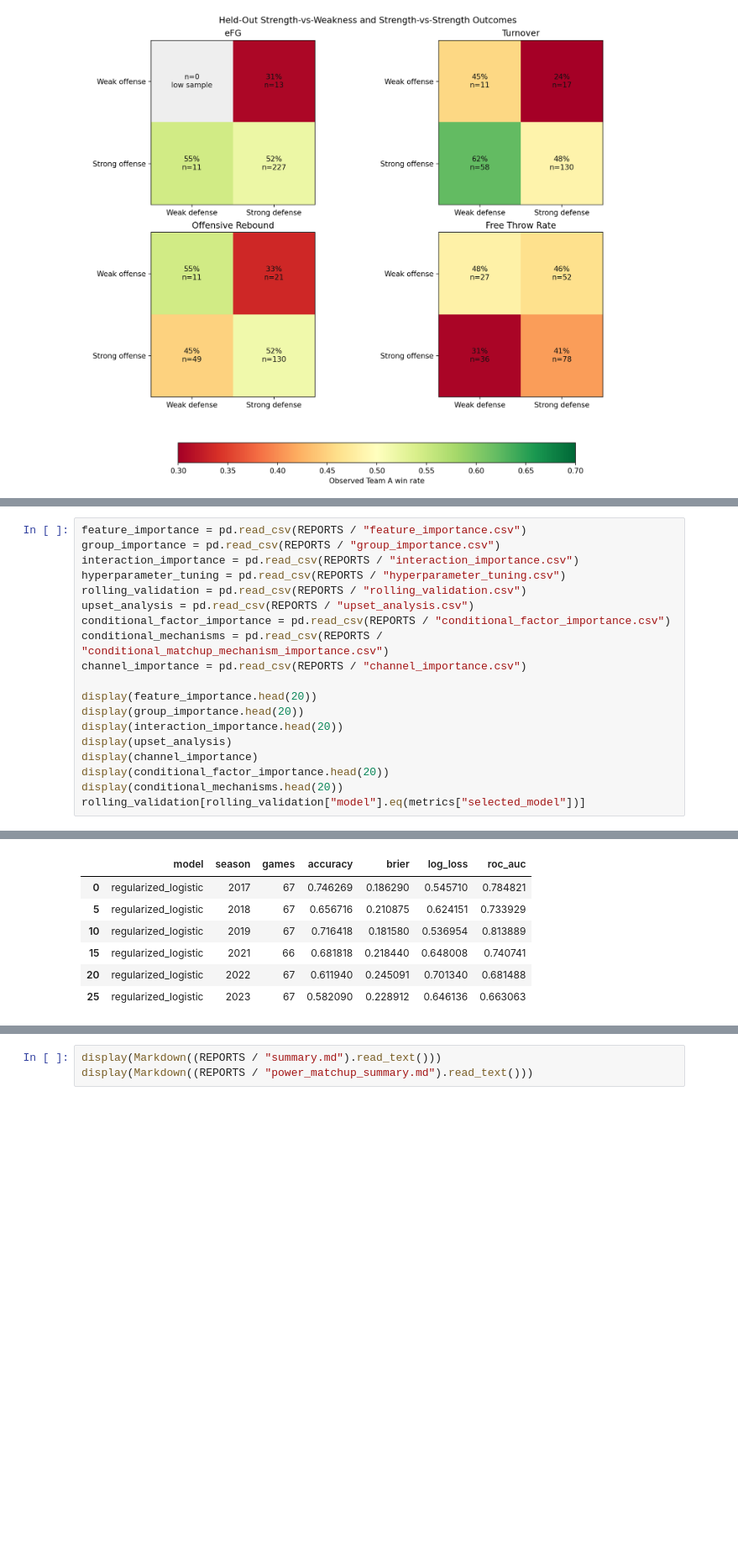
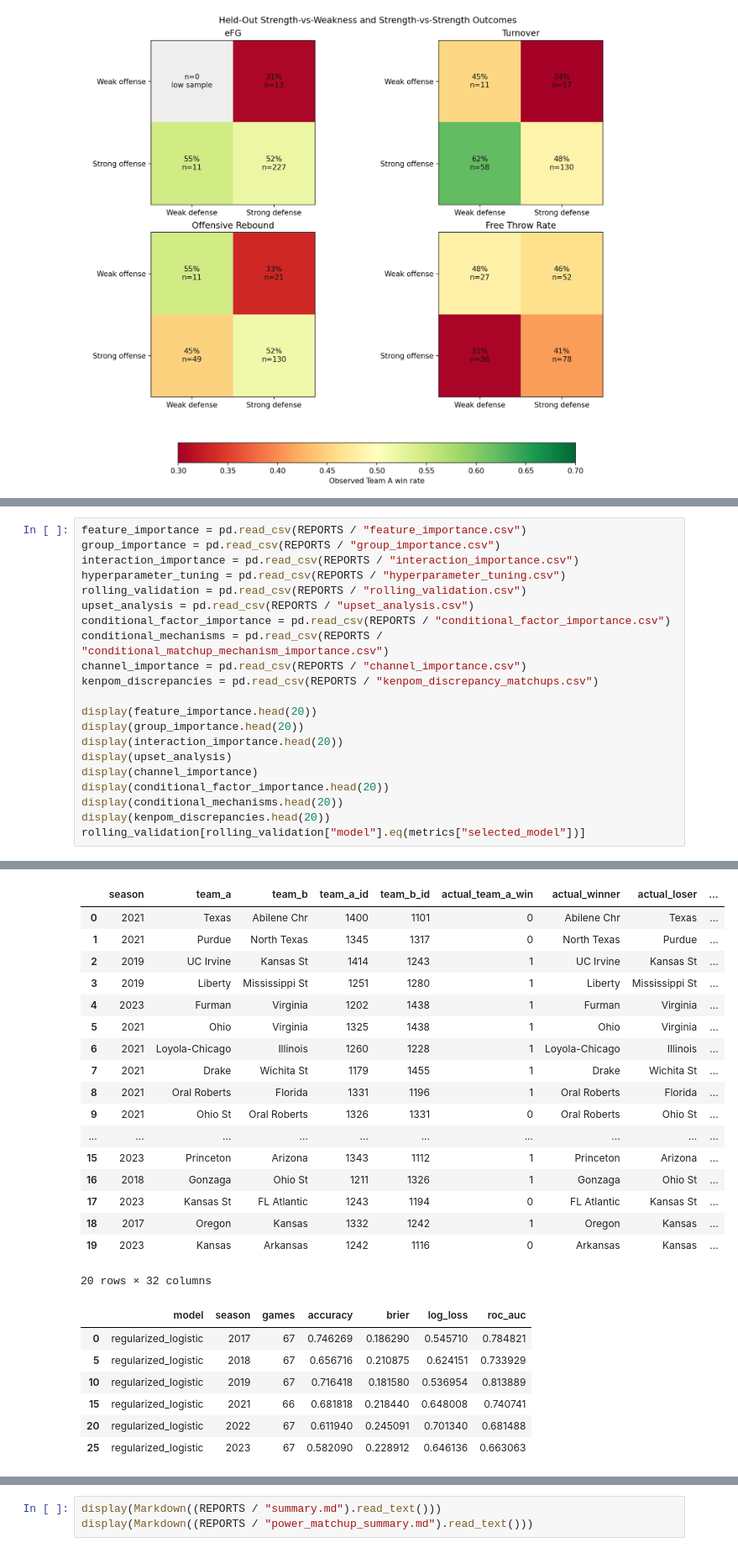
Before and after one commit to spacecowboy301/march-madness-decision-tree, a Jupyter notebook: notebooks/march_madness_factor_importance.ipynb, the cells around one changed output, grey strips where cells are left out. Shown at 84% size. Saved outputs shown, nothing was run; the diff lists cells and outputs as text; blank space fills up the shorter version.

Commit message:
Add KenPom matchup discrepancy report

```diff
--- a/notebooks/march_madness_factor_importance.ipynb
+++ b/notebooks/march_madness_factor_importance.ipynb
@@ -262,6 +335,7 @@ upset_analysis = pd.read_csv(REPORTS / "upset_analysis.csv")
 conditional_factor_importance = pd.read_csv(REPORTS / "conditional_factor_importance.csv")
 conditional_mechanisms = pd.read_csv(REPORTS / "conditional_matchup_mechanism_importance.csv")
 channel_importance = pd.read_csv(REPORTS / "channel_importance.csv")
+kenpom_discrepancies = pd.read_csv(REPORTS / "kenpom_discrepancy_matchups.csv")
 
 display(feature_importance.head(20))
 display(group_importance.head(20))
@@ -270,6 +344,7 @@ display(upset_analysis)
 display(channel_importance)
 display(conditional_factor_importance.head(20))
 display(conditional_mechanisms.head(20))
+display(kenpom_discrepancies.head(20))
 rolling_validation[rolling_validation["model"].eq(metrics["selected_model"])]
 # %% [output]
 |  | feature | family | importance_mean | importance_std | importance_low | importance_high | positive_fraction | ... |
@@ -329,38 +404,56 @@ rolling_validation[rolling_validation["model"].eq(metrics["selected_model"])]
 | 2 | all_seeded_games | 401 | 0.660848 | 0.688436 |
 |  | channel | stacker_coefficient | incremental_log_loss_gain_over_ot... |
 | 0 | regular_season_power | 0.837129 | 0.012706 |
 | 1 | four_factors_matchups | 0.090433 | 0.004106 |
 |  | model | factor_group | feature_count | importance_mean | importance_std | positive_fraction |
 | 0 | two_channel_stack | turnover | 7 | 0.000377 | 0.000272 | 0.900 |
 | 1 | two_channel_stack | nonsteal_turnover | 7 | 0.000345 | 0.000271 | 0.925 |
 | 2 | two_channel_stack | steal | 7 | 0.000321 | 0.000484 | 0.775 |
 | 3 | two_channel_stack | three_point | 7 | 0.000281 | 0.000192 | 0.925 |
 | 4 | two_channel_stack | block | 7 | 0.000265 | 0.000137 | 0.975 |
 | 5 | two_channel_stack | offensive_rebound | 7 | 0.000222 | 0.000657 | 0.600 |
 | 6 | two_channel_stack | assist | 7 | 0.000167 | 0.000309 | 0.700 |
 | 7 | two_channel_stack | three_point_rate | 4 | -0.000026 | 0.000067 | 0.400 |
 | 8 | two_channel_stack | free_throw_pct | 7 | -0.000061 | 0.000301 | 0.475 |
 | 9 | two_channel_stack | free_throw_rate | 7 | -0.000221 | 0.000179 | 0.125 |
 | 10 | two_channel_stack | engineered_composites | 17 | -0.000372 | 0.000541 | 0.225 |
 | 11 | two_channel_stack | two_point | 7 | -0.000527 | 0.000427 | 0.125 |
 | 12 | two_channel_stack | efg | 7 | -0.000673 | 0.000749 | 0.200 |
 |  | model | factor_group | feature_count | importance_mean | importance_std | positive_fraction |
 | 0 | two_channel_stack | recent_form | 12 | 0.001197 | 0.000559 | 0.975 |
 | 1 | two_channel_stack | strength_vs_strength | 12 | 0.000031 | 0.000262 | 0.500 |
 | 2 | two_channel_stack | weakness_vs_strength | 11 | 0.000017 | 0.000284 | 0.525 |
 | 3 | two_channel_stack | three_point_volume_style | 2 | -0.000008 | 0.000030 | 0.400 |
 | 4 | two_channel_stack | reliability | 1 | -0.000016 | 0.000074 | 0.400 |
 | 5 | two_channel_stack | net_matchup_edges | 11 | -0.000131 | 0.000265 | 0.225 |
 | 6 | two_channel_stack | volatility | 2 | -0.000160 | 0.000070 | 0.000 |
 | 7 | two_channel_stack | opponent_adjusted_edges | 11 | -0.000193 | 0.000690 | 0.375 |
 | 8 | two_channel_stack | raw_matchup_edges | 13 | -0.000195 | 0.000260 | 0.225 |
 | 9 | two_channel_stack | strength_vs_weakness | 12 | -0.000221 | 0.000284 | 0.275 |
 | 10 | two_channel_stack | engineered_composites | 11 | -0.000298 | 0.000591 | 0.275 |
-|  | model | season | games | accuracy | brier | log_loss | roc_auc |
-| 0 | regularized_logistic | 2017 | 67 | 0.746269 | 0.186290 | 0.545710 | 0.784821 |
-| 5 | regularized_logistic | 2018 | 67 | 0.656716 | 0.210875 | 0.624151 | 0.733929 |
-| 10 | regularized_logistic | 2019 | 67 | 0.716418 | 0.181580 | 0.536954 | 0.813889 |
-| 15 | regularized_logistic | 2021 | 66 | 0.681818 | 0.218440 | 0.648008 | 0.740741 |
-| 20 | regularized_logistic | 2022 | 67 | 0.611940 | 0.245091 | 0.701340 | 0.681488 |
-| 25 | regularized_logistic | 2023 | 67 | 0.582090 | 0.228912 | 0.646136 | 0.663063 |
+|  | season | team_a | team_b | team_a_id | team_b_id | actual_team_a_win | actual_winner | actual_loser | ... |
+| 0 | 2021 | Texas | Abilene Chr | 1400 | 1101 | 0 | Abilene Chr | Texas | ... |
+| 1 | 2021 | Purdue | North Texas | 1345 | 1317 | 0 | North Texas | Purdue | ... |
+| 2 | 2019 | UC Irvine | Kansas St | 1414 | 1243 | 1 | UC Irvine | Kansas St | ... |
+| 3 | 2019 | Liberty | Mississippi St | 1251 | 1280 | 1 | Liberty | Mississippi St | ... |
+| 4 | 2023 | Furman | Virginia | 1202 | 1438 | 1 | Furman | Virginia | ... |
+| 5 | 2021 | Ohio | Virginia | 1325 | 1438 | 1 | Ohio | Virginia | ... |
+| 6 | 2021 | Loyola-Chicago | Illinois | 1260 | 1228 | 1 | Loyola-Chicago | Illinois | ... |
+| 7 | 2021 | Drake | Wichita St | 1179 | 1455 | 1 | Drake | Wichita St | ... |
+| 8 | 2021 | Oral Roberts | Florida | 1331 | 1196 | 1 | Oral Roberts | Florida | ... |
+| 9 | 2021 | Ohio St | Oral Roberts | 1326 | 1331 | 0 | Oral Roberts | Ohio St | ... |
+| ... | ... | ... | ... | ... | ... | ... | ... | ... | ... |
+| 15 | 2023 | Princeton | Arizona | 1343 | 1112 | 1 | Princeton | Arizona | ... |
+| 16 | 2018 | Gonzaga | Ohio St | 1211 | 1326 | 1 | Gonzaga | Ohio St | ... |
+| 17 | 2023 | Kansas St | FL Atlantic | 1243 | 1194 | 0 | FL Atlantic | Kansas St | ... |
+| 18 | 2017 | Oregon | Kansas | 1332 | 1242 | 1 | Oregon | Kansas | ... |
+| 19 | 2023 | Kansas | Arkansas | 1242 | 1116 | 0 | Arkansas | Kansas | ... |
+20 rows × 32 columns
+|  | model | season | games | accuracy | brier | log_loss | roc_auc |
+| 0 | regularized_logistic | 2017 | 67 | 0.746269 | 0.186290 | 0.545710 | 0.784821 |
+| 5 | regularized_logistic | 2018 | 67 | 0.656716 | 0.210875 | 0.624151 | 0.733929 |
+| 10 | regularized_logistic | 2019 | 67 | 0.716418 | 0.181580 | 0.536954 | 0.813889 |
+| 15 | regularized_logistic | 2021 | 66 | 0.681818 | 0.218440 | 0.648008 | 0.740741 |
+| 20 | regularized_logistic | 2022 | 67 | 0.611940 | 0.245091 | 0.701340 | 0.681488 |
+| 25 | regularized_logistic | 2023 | 67 | 0.582090 | 0.228912 | 0.646136 | 0.663063 |
 # %% [markdown]
```
Also changed, not shown: parts of 6 cells of this notebook, 14 other files.
